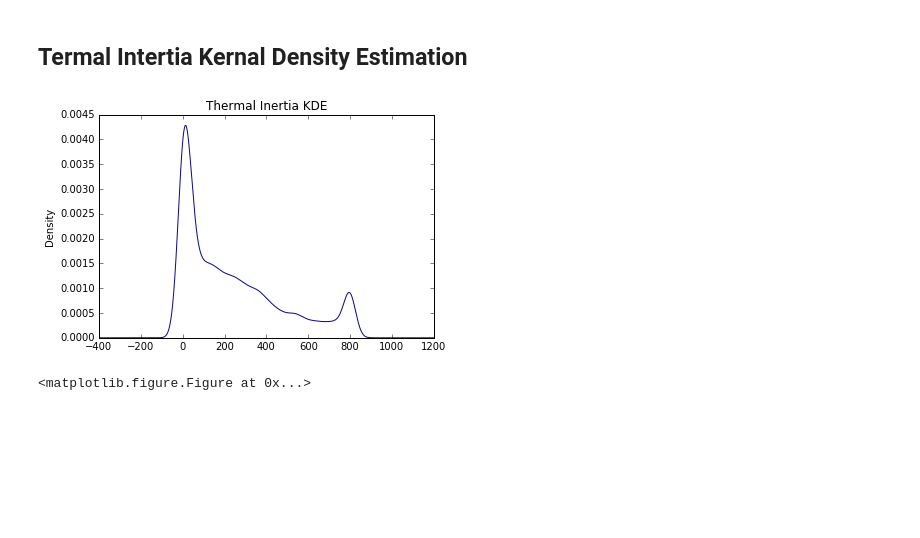
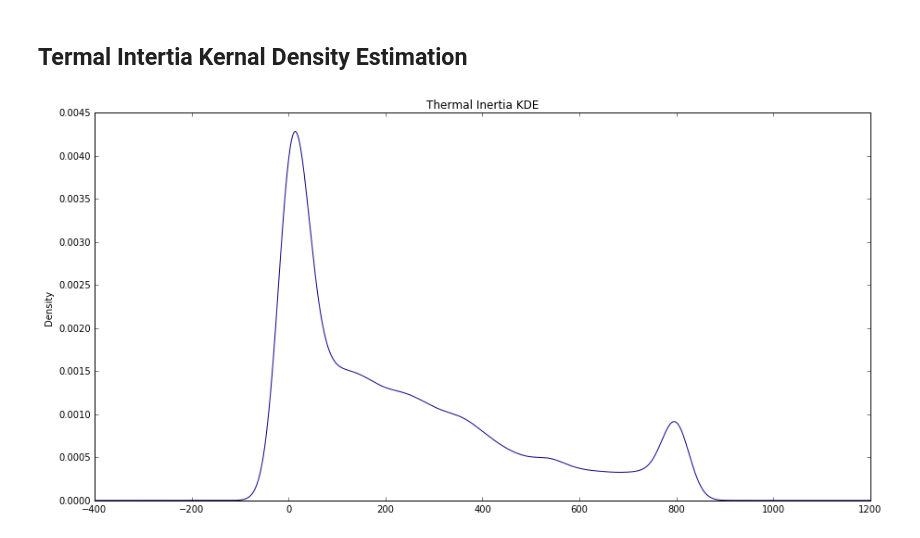
Before and after one commit to USGS-Astrogeology/mgs_tes_data, a Jupyter notebook: notebooks/ti_map_visualization.ipynb, the cells around one changed output. Drawn from its saved outputs; the diff is of its cells as text; code cells hidden in the pictures; blank space fills up the shorter version.

```diff
--- a/notebooks/ti_map_visualization.ipynb
+++ b/notebooks/ti_map_visualization.ipynb
@@ -89,9 +89,8 @@ plot_df(dfs, ls_min=90, ls_max=120, year=24)
 # %% [markdown]
 ## Termal Intertia Kernal Density Estimation
 # %%
+plt.figure(figsize=(15,7.5))
 dfs['avg(ti_spc)'].plot.density(colormap='plasma', title='Thermal Inertia KDE')
-plt.figure(figsize=(20,10))
 plt.show()
 # %% [output]
-[figure, old version]
+[figure, new version]
-<matplotlib.figure.Figure at 0x...>
```
